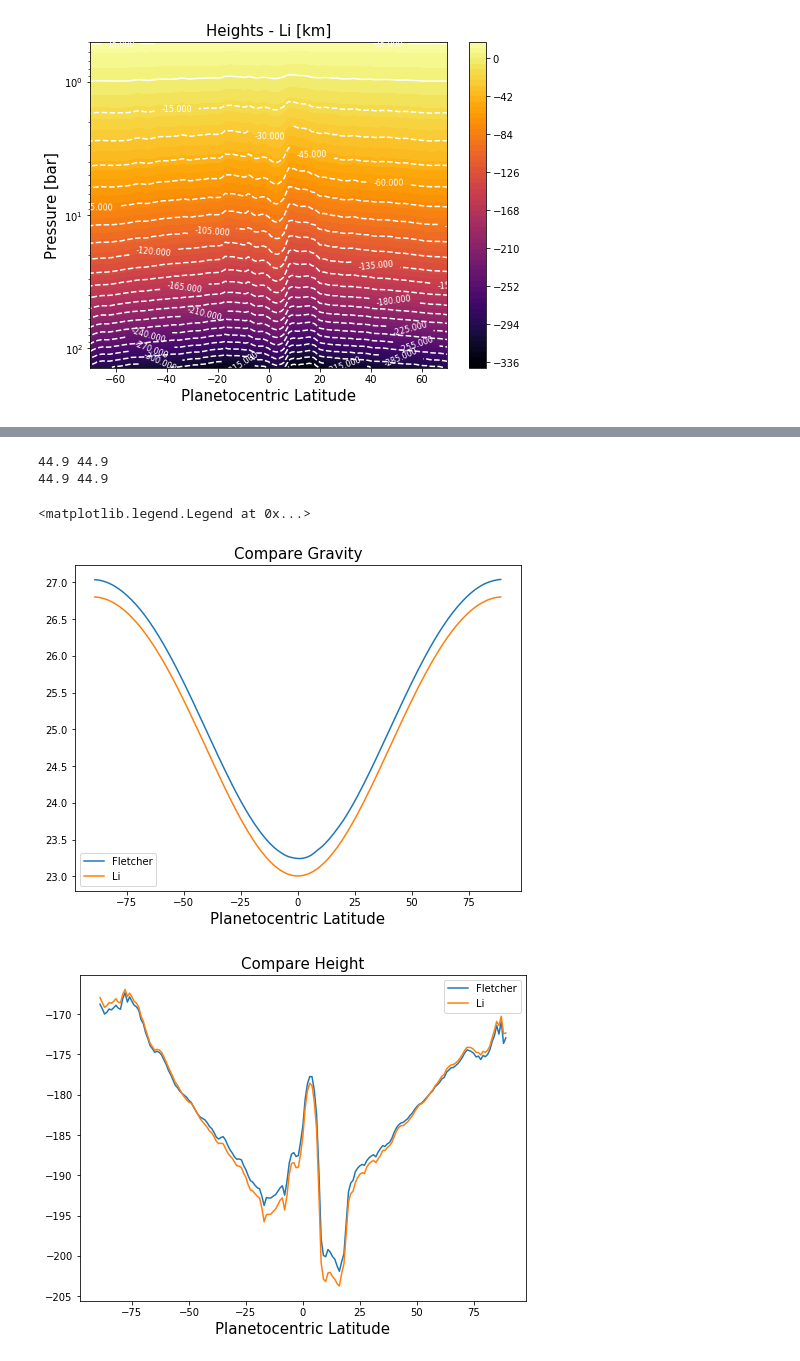
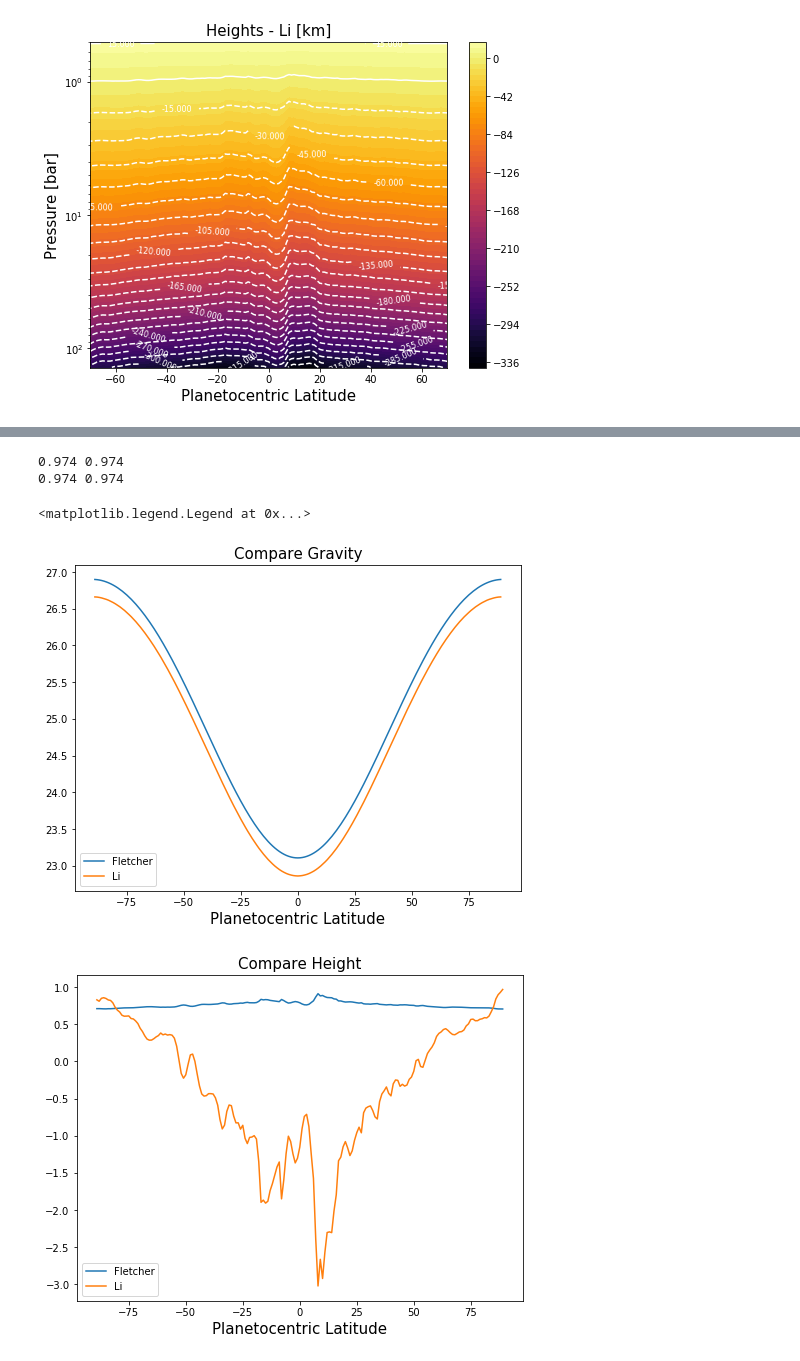
Before and after one commit to leighfletcher/Testing, a Jupyter notebook: calc_gravity_height.ipynb, the cells around one changed output, grey strips where cells are left out. Cells and saved outputs as stored; diff of their text form; code cells hidden in the pictures.

```diff
--- a/calc_gravity_height.ipynb
+++ b/calc_gravity_height.ipynb
@@ -394,8 +394,8 @@ fig.colorbar(cp, ax=ax)
 
 # Calculate the effective radius of Jupiter considering the oblateness
 
-Req_jupiter_r = Req_jupiter + h_lev_lat*1e3 # for equator
-Rpo_jupiter_r = Rpo_jupiter + h_lev_lat*1e3 # use 89N for pole
+Req_jupiter_r = Req_jupiter + h_lev_lat[:,89]*1e3 # for equator
+Rpo_jupiter_r = Rpo_jupiter + h_lev_lat[:,0]*1e3 # use 89N for pole
 
 print(Req_jupiter_r.shape)
 #print(tmp_z_lev*1e3)
@@ -407,9 +407,9 @@ slatc = np.sin(lat_c*deg2rad)
 r_lev_lat=np.empty(shape=(nlev,nlat))
 for i in range(nlev):
     for j in range(nlat):
-        tmp1=(Rpo_jupiter_r[i,j]*clatc[j])**2
-        tmp2=(Req_jupiter_r[i,j]*slatc[j])**2
-        r_lev_lat[i,j] = (Req_jupiter_r[i,j]*Rpo_jupiter_r[i,j])/(np.sqrt(tmp1+tmp2))
+        tmp1=(Rpo_jupiter_r[i]*clatc[j])**2
+        tmp2=(Req_jupiter_r[i]*slatc[j])**2
+        r_lev_lat[i,j] = (Req_jupiter_r[i]*Rpo_jupiter_r[i])/(np.sqrt(tmp1+tmp2))
 
 fig,ax=plt.subplots(figsize=(8,6))
 ax.plot(r_lev_lat)
@@ -425,4 +425,5 @@ ax.set_yscale("log")
 fig.colorbar(cp, ax=ax)
 
 print(np.max(r_lev_lat),np.min(r_lev_lat))
+print(lat_c[89])
 # %% [output]
@@ -432,6 +434,8 @@ print(np.max(r_lev_lat),np.min(r_lev_lat))
 # %%
 # With the updated height grid above, recalculate the gravity
 
+
+#print(Req_jupiter_r[:,90],r_lev_lat[:,90])
 
 # Now compute the more sophisticated gravity calculation, using dz as a starting point
 G = 6.67e-11 # unit: m^3*kg^-1*s^-2
@@ -454,7 +458,7 @@ fac_3 = np.empty(shape=(nlev,nlat))
 #print(r_lev_lat[:,90])
 
 for i in range(nlat):
-    fac_2[:,i]=1.5 * J2 * ((Req_jupiter_r[:,i]/r_lev_lat[:,i])**2) * (3*(slatc[i]**2)-1)
+    fac_2[:,i]=1.5 * J2 * ((Req_jupiter_r/r_lev_lat[:,i])**2) * (3*(slatc[i]**2)-1)
     fac_3[:,i] = (omega_jupiter**2) * r_lev_lat[:,i] * (clatc[i]**2)
 
 g_lev_lat=fac_1*(1-fac_2)-fac_3
@@ -487,4 +491,7 @@ ax.set_xlim(-90,90)
 ax.set_ylim(140,0.6)
 ax.set_yscale("log")
 fig.colorbar(cp, ax=ax)
+
+np.savetxt("gravfletcher_2020sep.csv", g_lev_lat, delimiter=",", header='Gravity - Latitude/Pressure')
+np.savetxt("heightfletcher_2020sep.csv", h_lev_lat, delimiter=",", header='Height - Latitude/Pressure')
 # %% [output]
@@ -494,26 +500,26 @@ fig.colorbar(cp, ax=ax)
 # %%
 fig,ax=plt.subplots(figsize=(8,6))
 
-ref=200
+ref=15
 
 print(pressure[ref],press_liming[ref])
 ax.plot(lat_c,g_lev_lat[ref,:],label='Fletcher')
 ax.plot(lat_liming,grav_liming[ref,:],label='Li')
 ax.set_title("Compare Gravity",size=15)
 ax.set_xlabel('Planetocentric Latitude',size=15)
 
 ax.legend()
 fig,ax=plt.subplots(figsize=(8,6))
 
 print(pressure[ref],press_liming[ref])
 ax.plot(lat_c,h_lev_lat[ref,:],label='Fletcher')
 ax.plot(lat_liming,height_liming[ref,:],label='Li')
 ax.set_title("Compare Height",size=15)
 ax.set_xlabel('Planetocentric Latitude',size=15)
 ax.legend()
 # %% [output]
-44.9 44.9
-44.9 44.9
+0.974 0.974
+0.974 0.974
 <matplotlib.legend.Legend at 0x...>
-[figure, old version]
+[figure, new version]
-[figure, old version]
+[figure, new version]
```
Also changed, not shown: parts of 2 cells of this notebook.
